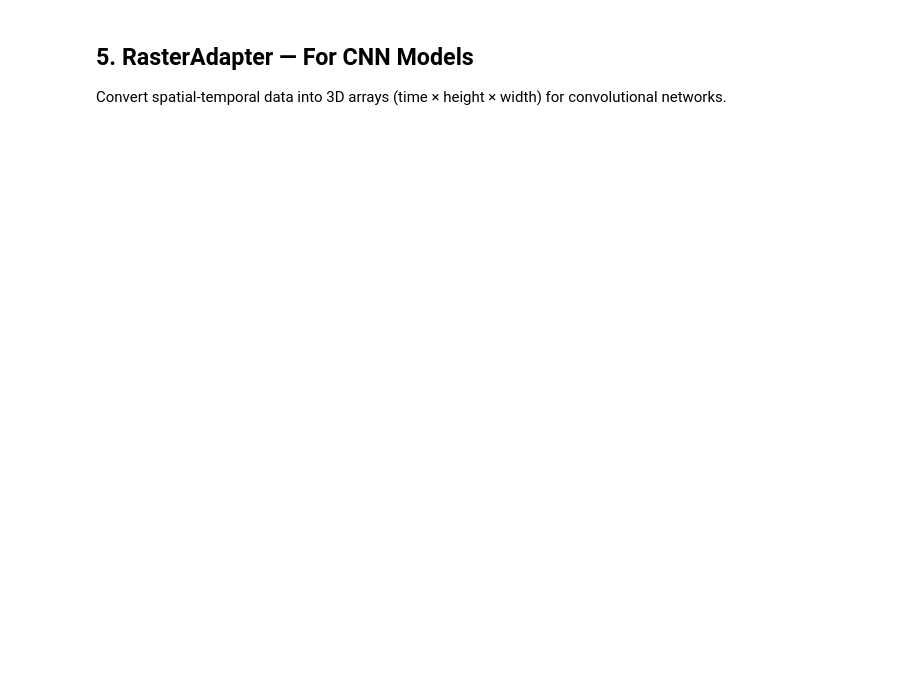
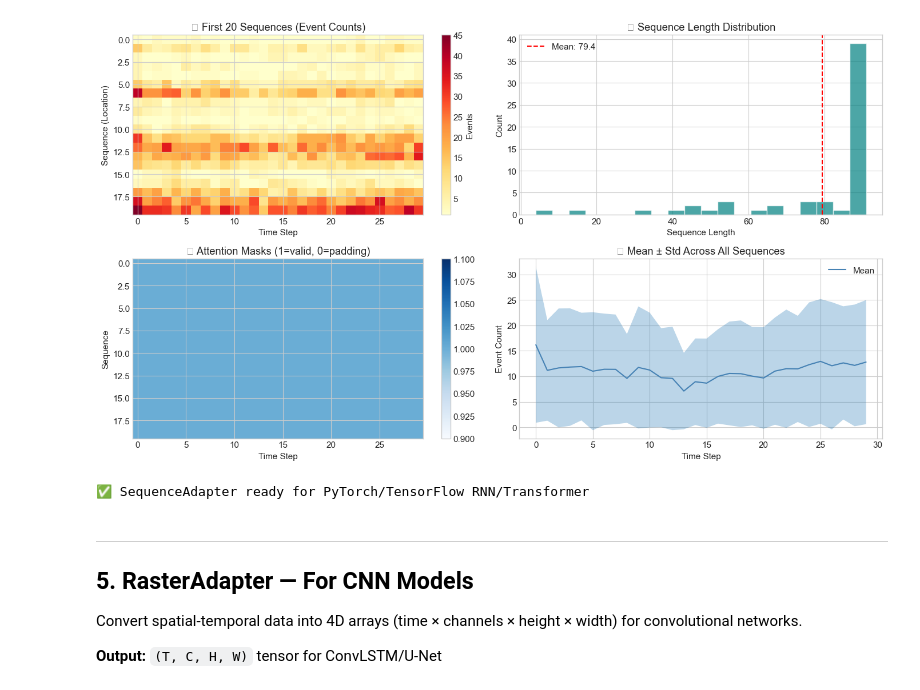
Before and after one commit to BayoHabib/eventflow, a Jupyter notebook: notebooks/demo_chicago_crime.ipynb, the cells around one changed output. Saved outputs shown, nothing was run; the diff lists cells and outputs as text; code cells hidden in the pictures; blank space fills up the shorter version.

```diff
--- a/notebooks/demo_chicago_crime.ipynb
+++ b/notebooks/demo_chicago_crime.ipynb
@@ -212,9 +360,67 @@ First sequence (first 10 values): [[1.]
  [1.]]
 First mask (first 10 values): [ True  True  True  True  True  True  True  True  True  True]
+# %%
+# Visualization: SequenceAdapter Output
+fig, axes = plt.subplots(2, 2, figsize=(14, 8))
+
+sequences = seq_output.sequences
+masks = seq_output.masks
+
+# 1. Sample sequences heatmap
+ax1 = axes[0, 0]
+n_show = min(20, sequences.shape[0])
+im1 = ax1.imshow(sequences[:n_show, :, 0], aspect='auto', cmap='YlOrRd')
+ax1.set_xlabel("Time Step")
+ax1.set_ylabel("Sequence (Location)")
+ax1.set_title(f"🔥 First {n_show} Sequences (Event Counts)")
+plt.colorbar(im1, ax=ax1, label="Events")
+
+# 2. Sequence length distribution
+ax2 = axes[0, 1]
+lengths = seq_output.lengths
+ax2.hist(lengths, bins=20, color='teal', edgecolor='white', alpha=0.7)
+ax2.axvline(np.mean(lengths), color='red', linestyle='--', label=f'Mean: {np.mean(lengths):.1f}')
+ax2.set_xlabel("Sequence Length")
+ax2.set_ylabel("Count")
+ax2.set_title("📏 Sequence Length Distribution")
+ax2.legend()
+
+# 3. Attention mask visualization
+ax3 = axes[1, 0]
+im3 = ax3.imshow(masks[:n_show], aspect='auto', cmap='Blues')
+ax3.set_xlabel("Time Step")
+ax3.set_ylabel("Sequence")
+ax3.set_title("🎭 Attention Masks (1=valid, 0=padding)")
+plt.colorbar(im3, ax=ax3)
+
+# 4. Temporal statistics per position
+ax4 = axes[1, 1]
+mean_per_position = np.nanmean(np.where(masks[:, :, None] if masks.ndim == 2 else masks, sequences, np.nan), axis=0)
+std_per_position = np.nanstd(np.where(masks[:, :, None] if masks.ndim == 2 else masks, sequences, np.nan), axis=0)
+x = np.arange(mean_per_position.shape[0])
+ax4.plot(x, mean_per_position[:, 0], color='steelblue', label='Mean')
+ax4.fill_between(x, mean_per_position[:, 0] - std_per_position[:, 0],
+                 mean_per_position[:, 0] + std_per_position[:, 0], alpha=0.3)
+ax4.set_xlabel("Time Step")
+ax4.set_ylabel("Event Count")
+ax4.set_title("📈 Mean ± Std Across All Sequences")
+ax4.legend()
+
+plt.tight_layout()
+plt.show()
+
+print(f"✅ SequenceAdapter ready for PyTorch/TensorFlow RNN/Transformer")
+# %% [output]
+[figure, added]
+✅ SequenceAdapter ready for PyTorch/TensorFlow RNN/Transformer
 # %% [markdown]
+---
+
 ## 5. RasterAdapter — For CNN Models
 
-Convert spatial-temporal data into 3D arrays (time × height × width) for convolutional networks.
+Convert spatial-temporal data into 4D arrays (time × channels × height × width) for convolutional networks.
+
+**Output:** `(T, C, H, W)` tensor for ConvLSTM/U-Net
 # %%
 # Configure RasterAdapter
 raster_config = RasterAdapterConfig(
```
Also changed, not shown: parts of 21 cells of this notebook, 3 other files.
